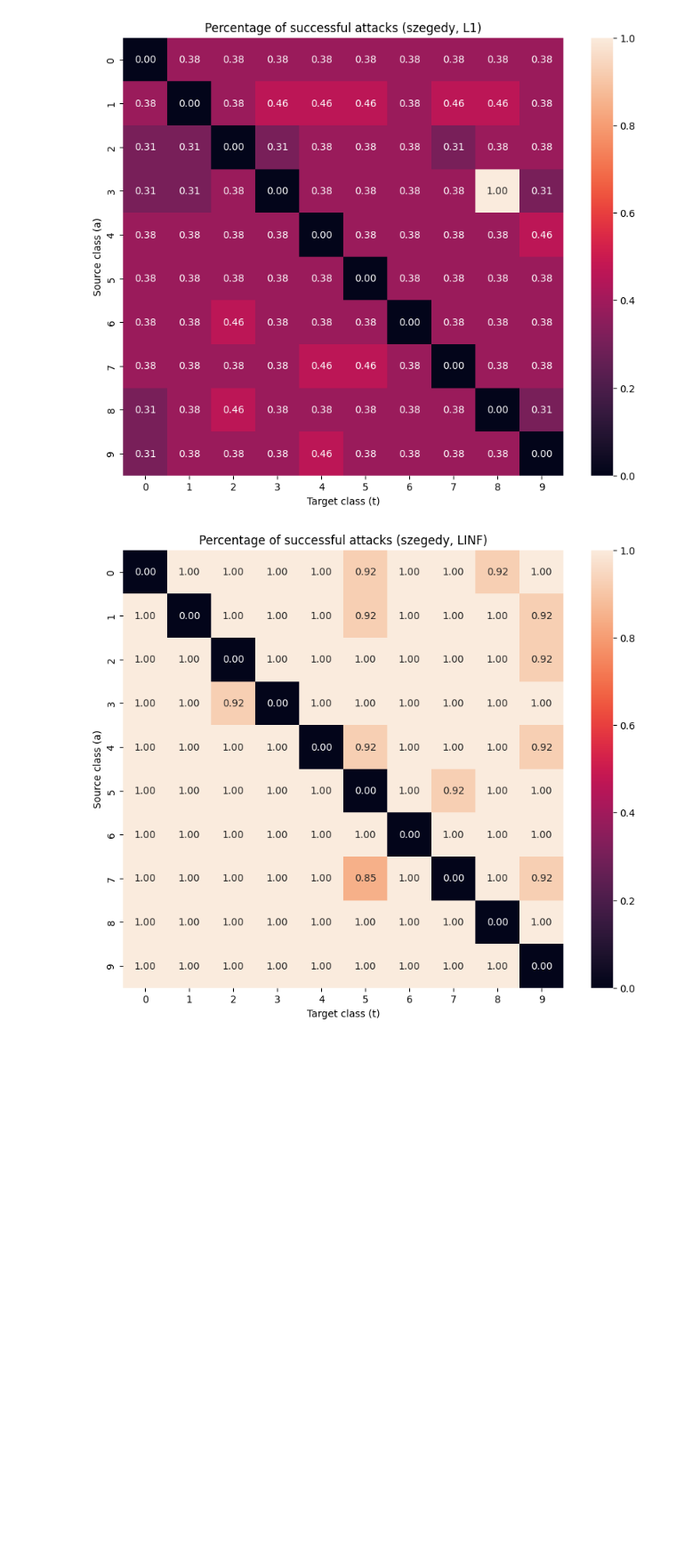
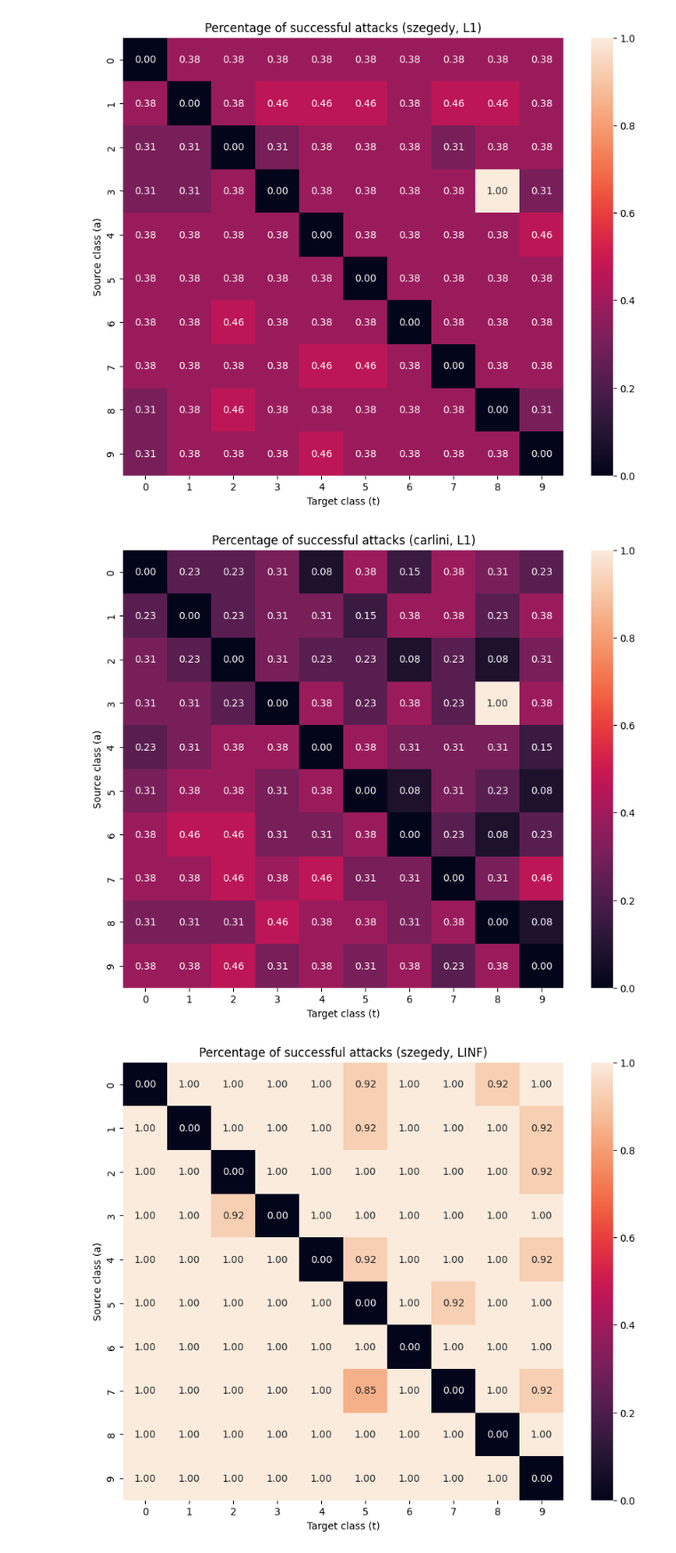
Before and after one commit to betomqz/thesis-code, a Jupyter notebook: notebooks/analysis.ipynb, the cells around one changed output. Shown at 89% size. Saved outputs shown, nothing was run; the diff lists cells and outputs as text; code cells hidden in the pictures; blank space fills up the shorter version.

```diff
--- a/notebooks/analysis.ipynb
+++ b/notebooks/analysis.ipynb
@@ -102,6 +118,10 @@ source_target_heatmap_success()
 source_target_heatmap_success(norm='L1')
 # %% [output]
 [figure]
+# %%
+source_target_heatmap_success(formulation='carlini', norm='L1')
+# %% [output]
+[figure, added]
 # %%
 source_target_heatmap_success(norm='LINF')
 # %% [output]
```
Also changed, not shown: parts of 26 cells of this notebook, 1 other file.
